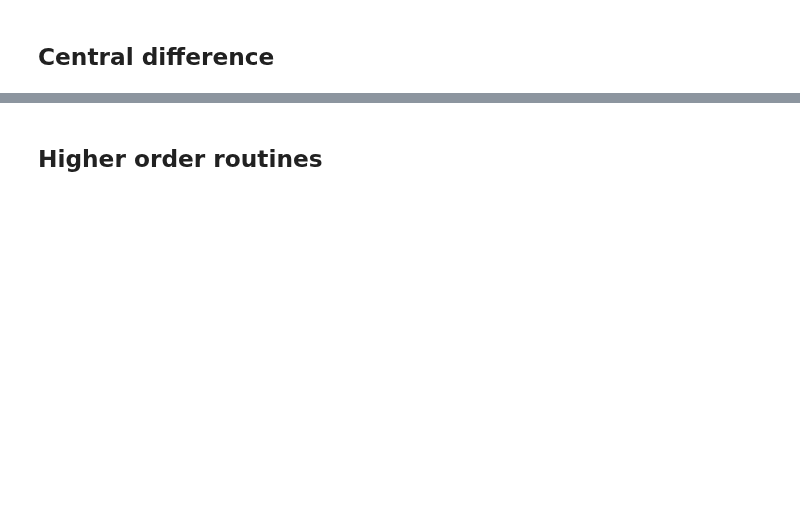
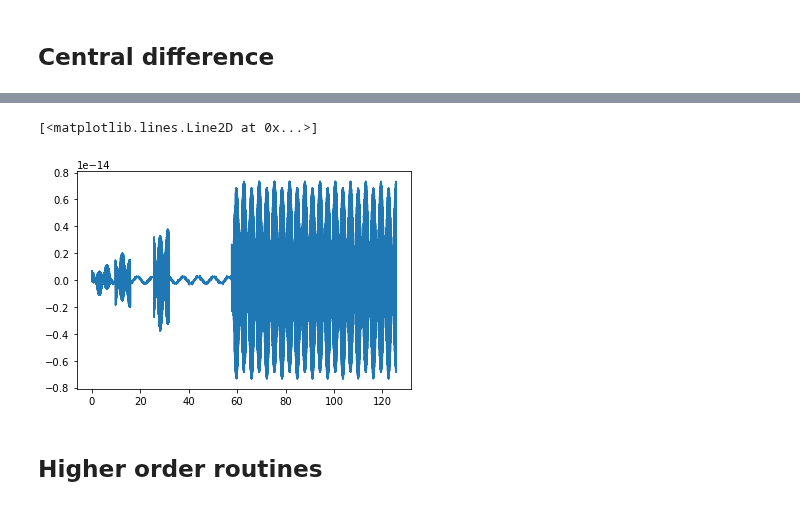
Before and after one commit to blanton144/computational, a Jupyter notebook: docs/notebooks/differentiation.ipynb, the cells around one changed output, grey strips where cells are left out. Drawn from its saved outputs; the diff is of its cells as text; code cells hidden in the pictures; blank space fills up the shorter version.

```diff
--- a/docs/notebooks/differentiation.ipynb
+++ b/docs/notebooks/differentiation.ipynb
@@ -37,4 +37,9 @@ Text(0,0.5,'Residual between estimate and actual df / dx')
 [figure]
+# %%
+plt.plot(x * 2, np.sin(x * 2) - np.sin(x * 2 + np.pi * 2.))
+# %% [output]
+[<matplotlib.lines.Line2D at 0x...>]
+[figure, added]
 # %% [markdown]
 ## Higher order routines
 # %%
```
Also changed, not shown: parts of 5 cells of this notebook, 17 other files.
